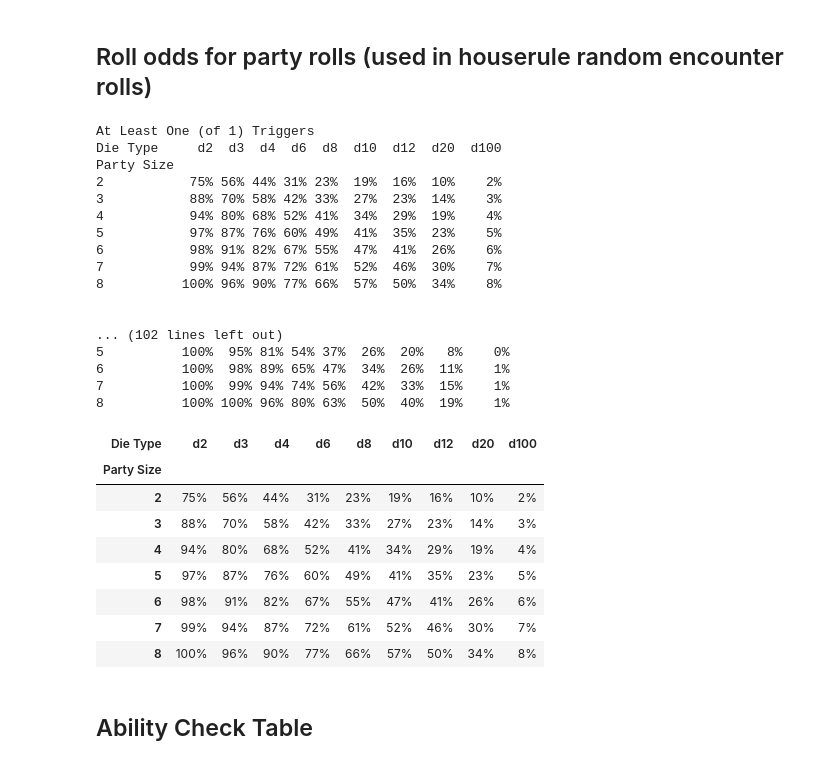
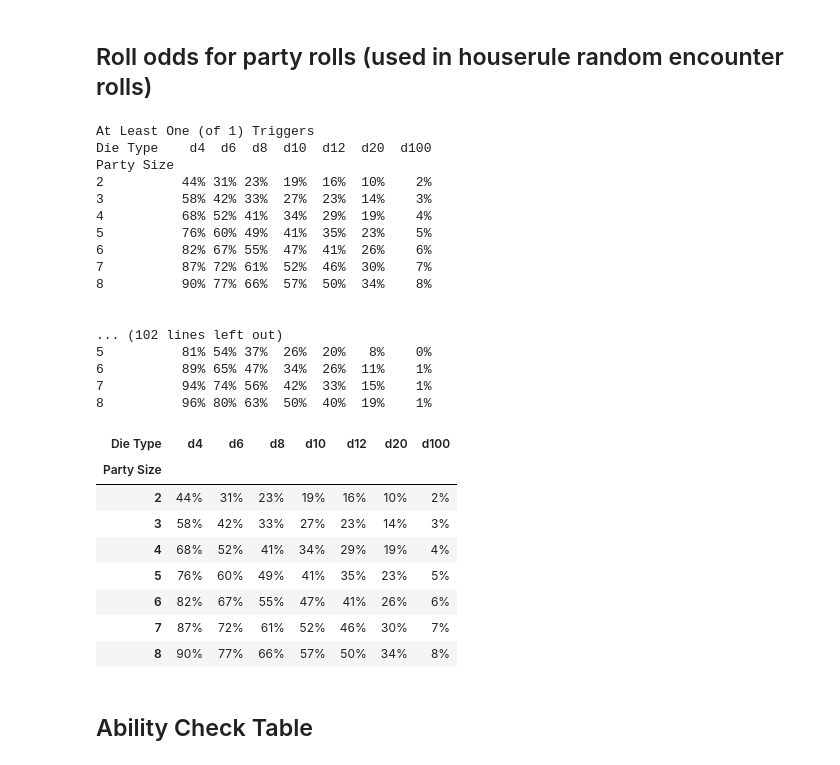
Before and after one commit to dyoung418/dnd_stats, a Jupyter notebook: dnd_dice_calcs.ipynb, the cells around one changed output. Saved outputs shown, nothing was run; the diff lists cells and outputs as text; code cells hidden in the pictures.

```diff
--- a/dnd_dice_calcs.ipynb
+++ b/dnd_dice_calcs.ipynb
@@ -827,43 +822,43 @@ def party_roll_odds_table(die_list, party_size_list, trigger_values=[1],
             df.loc[party_size, "d"+str(die)] = event_odds
     return df
 # %%
-die_values = [2,3,4,6,8,10,12,20,100]
+die_values = [4,6,8,10,12,20,100]
 party_sizes = [2,3,4,5,6,7,8]
 for trigger_values in [[1],[1,2]]:
     print(f'At Least One (of {len(trigger_values)}) Triggers\n'
           f'{party_roll_odds_table(die_values, party_sizes, trigger_values=trigger_values, result_type="atleastonetrigger")}\n\n')
     print(f'Exactly One Trigger (of {len(trigger_values)})\n{party_roll_odds_table(die_values, party_sizes, trigger_values=trigger_values, result_type="exactlyonetriggers")}\n\n')
     print(f'No Triggers (of {len(trigger_values)})\n{party_roll_odds_table(die_values, party_sizes, trigger_values=trigger_values, result_type="notriggers")}\n\n')
     print(f'All Triggers (of {len(trigger_values)})\n{party_roll_odds_table(die_values, party_sizes, trigger_values=trigger_values, result_type="alltriggers")}\n\n')
     print(f'Two or More Triggers (of {len(trigger_values)})\n{party_roll_odds_table(die_values, party_sizes, trigger_values=trigger_values, result_type="twoormoretriggers")}\n\n')
 party_roll_odds_table(die_values, party_sizes, trigger_values=[1])
 # %% [output]
 At Least One (of 1) Triggers
-Die Type     d2  d3  d4  d6  d8  d10  d12  d20  d100
+Die Type    d4  d6  d8  d10  d12  d20  d100
 Party Size
-2           75% 56% 44% 31% 23%  19%  16%  10%    2%
-3           88% 70% 58% 42% 33%  27%  23%  14%    3%
-4           94% 80% 68% 52% 41%  34%  29%  19%    4%
-5           97% 87% 76% 60% 49%  41%  35%  23%    5%
-6           98% 91% 82% 67% 55%  47%  41%  26%    6%
-7           99% 94% 87% 72% 61%  52%  46%  30%    7%
-8          100% 96% 90% 77% 66%  57%  50%  34%    8%
+2          44% 31% 23%  19%  16%  10%    2%
+3          58% 42% 33%  27%  23%  14%    3%
+4          68% 52% 41%  34%  29%  19%    4%
+5          76% 60% 49%  41%  35%  23%    5%
+6          82% 67% 55%  47%  41%  26%    6%
+7          87% 72% 61%  52%  46%  30%    7%
+8          90% 77% 66%  57%  50%  34%    8%
 
 
 ... (102 lines left out)
-5          100%  95% 81% 54% 37%  26%  20%   8%    0%
-6          100%  98% 89% 65% 47%  34%  26%  11%    1%
-7          100%  99% 94% 74% 56%  42%  33%  15%    1%
-8          100% 100% 96% 80% 63%  50%  40%  19%    1%
+5          81% 54% 37%  26%  20%   8%    0%
+6          89% 65% 47%  34%  26%  11%    1%
+7          94% 74% 56%  42%  33%  15%    1%
+8          96% 80% 63%  50%  40%  19%    1%
-| Die Type | d2 | d3 | d4 | d6 | d8 | d10 | d12 | d20 | d100 |
-| Party Size |  |  |  |  |  |  |  |  |  |
-| 2 | 75% | 56% | 44% | 31% | 23% | 19% | 16% | 10% | 2% |
-| 3 | 88% | 70% | 58% | 42% | 33% | 27% | 23% | 14% | 3% |
-| 4 | 94% | 80% | 68% | 52% | 41% | 34% | 29% | 19% | 4% |
-| 5 | 97% | 87% | 76% | 60% | 49% | 41% | 35% | 23% | 5% |
-| 6 | 98% | 91% | 82% | 67% | 55% | 47% | 41% | 26% | 6% |
-| 7 | 99% | 94% | 87% | 72% | 61% | 52% | 46% | 30% | 7% |
-| 8 | 100% | 96% | 90% | 77% | 66% | 57% | 50% | 34% | 8% |
+| Die Type | d4 | d6 | d8 | d10 | d12 | d20 | d100 |
+| Party Size |  |  |  |  |  |  |  |
+| 2 | 44% | 31% | 23% | 19% | 16% | 10% | 2% |
+| 3 | 58% | 42% | 33% | 27% | 23% | 14% | 3% |
+| 4 | 68% | 52% | 41% | 34% | 29% | 19% | 4% |
+| 5 | 76% | 60% | 49% | 41% | 35% | 23% | 5% |
+| 6 | 82% | 67% | 55% | 47% | 41% | 26% | 6% |
+| 7 | 87% | 72% | 61% | 52% | 46% | 30% | 7% |
+| 8 | 90% | 77% | 66% | 57% | 50% | 34% | 8% |
 # %% [markdown]
 ## Ability Check Table
 # %%
```
Also changed, not shown: parts of 2 cells of this notebook.
